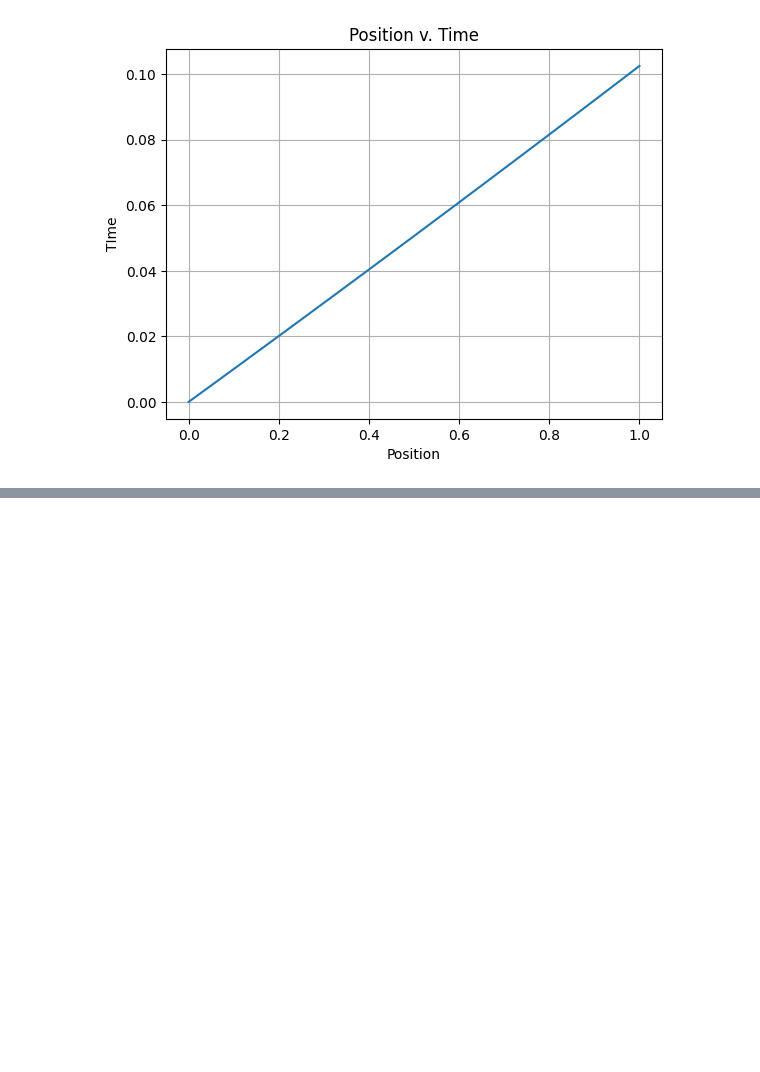
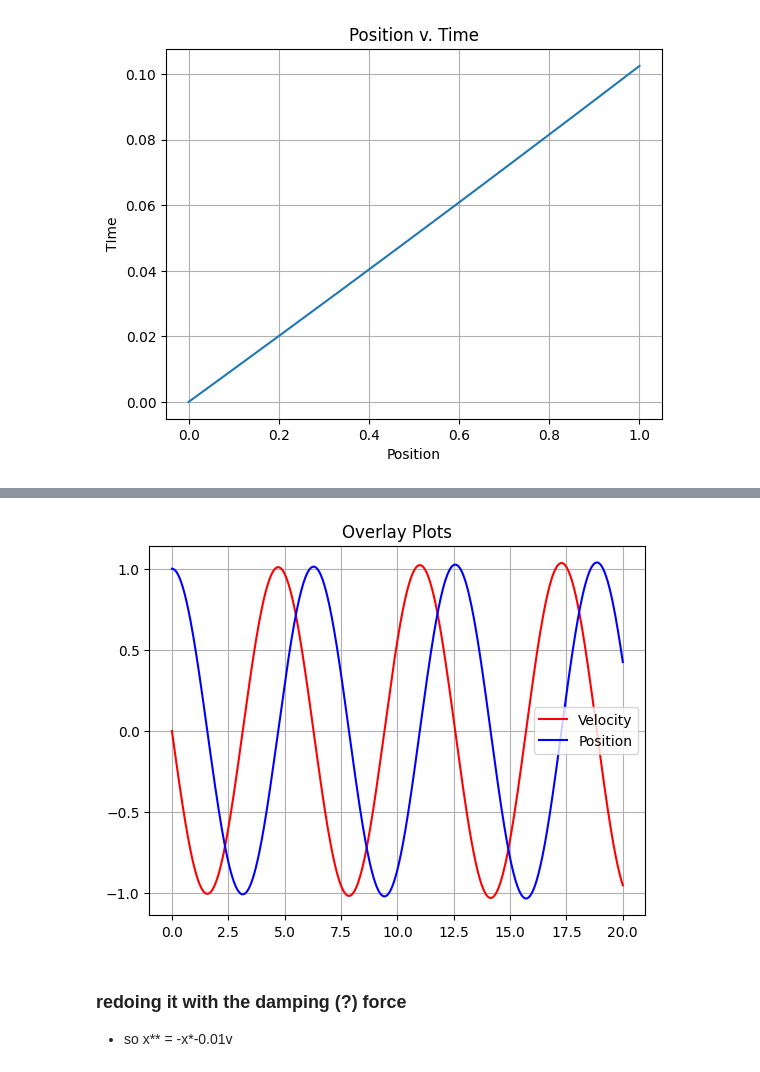
Before and after one commit to AlyanaJusino/pn_trajectories_26, a Jupyter notebook: pnresearch.ipynb, the cells around one changed output, grey strips where cells are left out. Drawn from its saved outputs; the diff is of its cells as text; code cells hidden in the pictures; blank space fills up the shorter version.

```diff
--- a/pnresearch.ipynb
+++ b/pnresearch.ipynb
@@ -136,0 +178,14 @@ plt.show()
+# %%
+fig, ax = plt.subplots() #making the overlay
+
+#overlaying the plots
+ax.plot(t, y[1], label='Velocity', color='red')
+ax.plot(t,y[0], label='Position', color='blue')
+ax.set_title('Overlay Plots')
+ax.legend()
+ax.grid(True)
+# %% [output]
+[figure, added]
+# %% [markdown]
+### redoing it with the damping (?) force
+- so x** = -x*-0.01v
```
Also changed, not shown: parts of 12 cells of this notebook.
